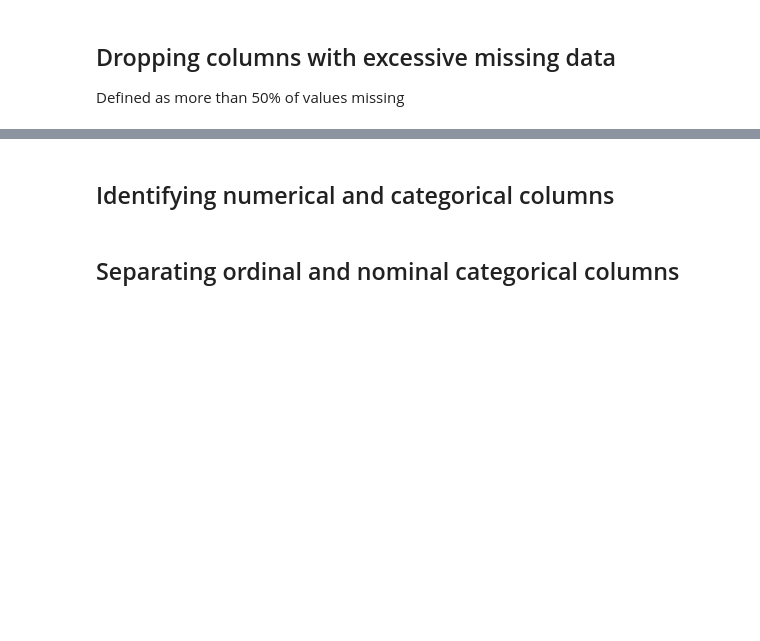
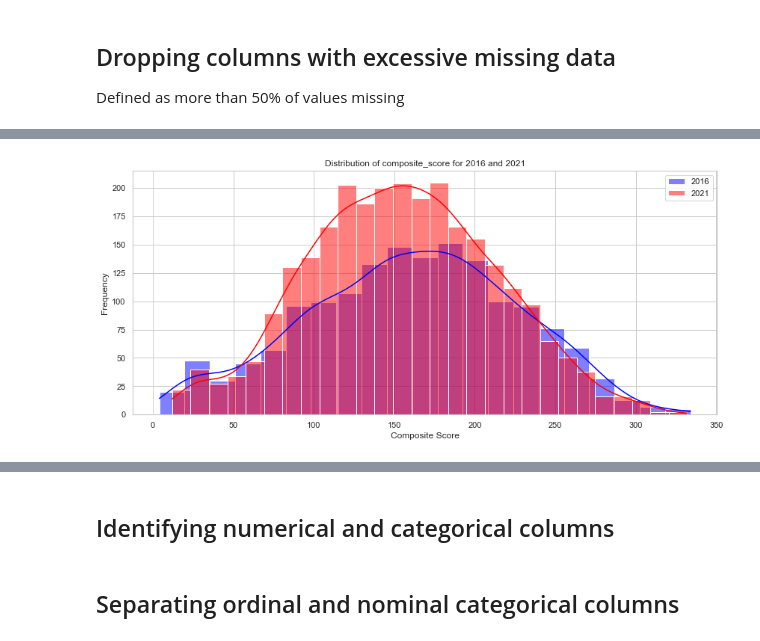
Before and after one commit to geomwangi007/Early-Detection-of-Alzheimer-s-Disease-and-Related-Dementias-Using-Social-Determinants-of-Health, a Jupyter notebook: Index.ipynb, the cells around one changed output, grey strips where cells are left out. Drawn from its saved outputs; the diff is of its cells as text; code cells hidden in the pictures; blank space fills up the shorter version.

Commit message:
updating data understanding and exploration

```diff
--- a/Index.ipynb
+++ b/Index.ipynb
@@ -72,0 +182,6 @@ data.head()
+# %%
+# Load the datasets
+submission_format_df = pd.read_csv(r'C:\Users\hp\Documents\Data Science Projects\phase5_capstone\Early-Detection-of-Alzheimer-s-Disease-and-Related-Dementias-Using-Social-Determinants-of-Health\Streamlit\Data\submission_format.csv')
+test_features_df = pd.read_csv(r'C:\Users\hp\Documents\Data Science Projects\phase5_capstone\Early-Detection-of-Alzheimer-s-Disease-and-Related-Dementias-Using-Social-Determinants-of-Health\Streamlit\Data\test_features.csv')
+train_features_df = pd.read_csv(r'C:\Users\hp\Documents\Data Science Projects\phase5_capstone\Early-Detection-of-Alzheimer-s-Disease-and-Related-Dementias-Using-Social-Determinants-of-Health\Streamlit\Data\train_features.csv')
+train_labels_df = pd.read_csv(r'C:\Users\hp\Documents\Data Science Projects\phase5_capstone\Early-Detection-of-Alzheimer-s-Disease-and-Related-Dementias-Using-Social-Determinants-of-Health\Streamlit\Data\train_labels.csv')
@@ -75,0 +711,3 @@ Defined as more than 50% of values missing
+# %%
+# Set visualization style
+sns.set(style="whitegrid")
@@ -75,0 +720,12 @@ Defined as more than 50% of values missing
+# %%
+# Target Variable Exploration: composite_score across years
+plt.figure(figsize=(14, 6))
+sns.histplot(train_labels_df[train_labels_df['year'] == 2016]['composite_score'], kde=True, color='blue', label='2016')
+sns.histplot(train_labels_df[train_labels_df['year'] == 2021]['composite_score'], kde=True, color='red', label='2021')
+plt.title('Distribution of composite_score for 2016 and 2021')
+plt.xlabel('Composite Score')
+plt.ylabel('Frequency')
+plt.legend()
+plt.show()
+# %% [output]
+[figure, added]
```
Also changed, not shown: parts of 68 cells of this notebook, 1 other file.
